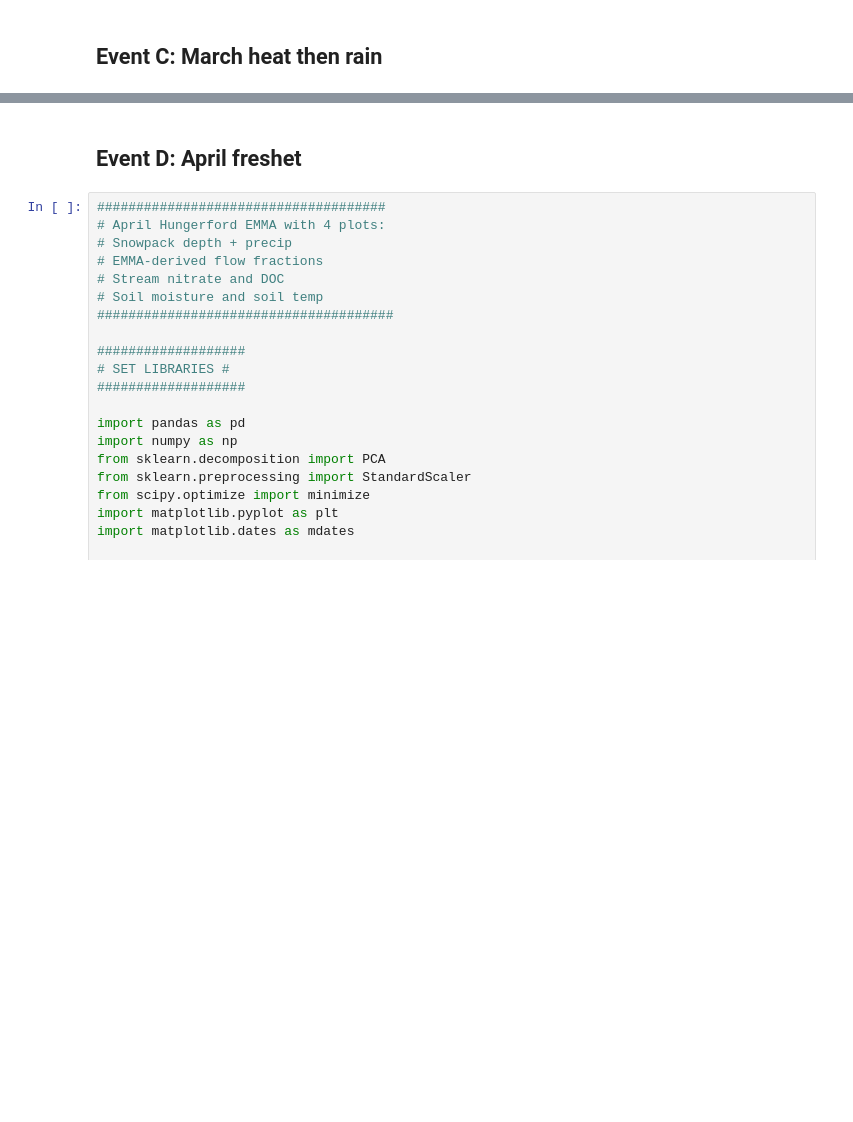
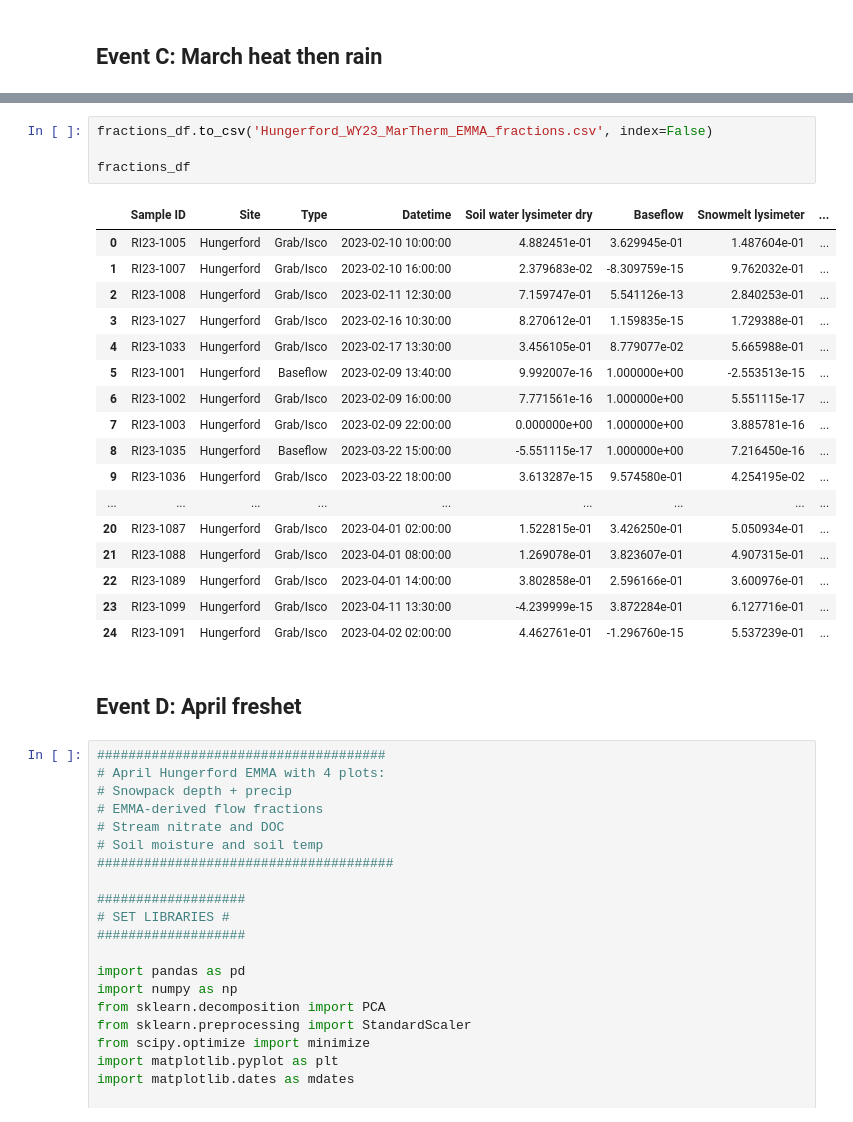
Before and after one commit to MeganEDuffy/EMMA, a Jupyter notebook: EMMA/Hungerford_2023_ISCO_EMMA-plotting.ipynb, the cells around one changed output, grey strips where cells are left out. Saved outputs shown, nothing was run; the diff lists cells and outputs as text; blank space fills up the shorter version.

Commit message:
exported flow fractions from double pca emmas for table 3

```diff
--- a/EMMA/Hungerford_2023_ISCO_EMMA-plotting.ipynb
+++ b/EMMA/Hungerford_2023_ISCO_EMMA-plotting.ipynb
@@ -921,3 +925,25 @@ Saved plot to: output/Hungerford_Event_C_Mar_22-26,_2023.jpg
+# %%
+fractions_df.to_csv('Hungerford_WY23_MarTherm_EMMA_fractions.csv', index=False)
+
+fractions_df
+# %% [output]
+|  | Sample ID | Site | Type | Datetime | Soil water lysimeter dry | Baseflow | Snowmelt lysimeter | ... |
+| 0 | RI23-1005 | Hungerford | Grab/Isco | 2023-02-10 10:00:00 | 4.882451e-01 | 3.629945e-01 | 1.487604e-01 | ... |
+| 1 | RI23-1007 | Hungerford | Grab/Isco | 2023-02-10 16:00:00 | 2.379683e-02 | -8.309759e-15 | 9.762032e-01 | ... |
+| 2 | RI23-1008 | Hungerford | Grab/Isco | 2023-02-11 12:30:00 | 7.159747e-01 | 5.541126e-13 | 2.840253e-01 | ... |
+| 3 | RI23-1027 | Hungerford | Grab/Isco | 2023-02-16 10:30:00 | 8.270612e-01 | 1.159835e-15 | 1.729388e-01 | ... |
+| 4 | RI23-1033 | Hungerford | Grab/Isco | 2023-02-17 13:30:00 | 3.456105e-01 | 8.779077e-02 | 5.665988e-01 | ... |
+| 5 | RI23-1001 | Hungerford | Baseflow | 2023-02-09 13:40:00 | 9.992007e-16 | 1.000000e+00 | -2.553513e-15 | ... |
+| 6 | RI23-1002 | Hungerford | Grab/Isco | 2023-02-09 16:00:00 | 7.771561e-16 | 1.000000e+00 | 5.551115e-17 | ... |
+| 7 | RI23-1003 | Hungerford | Grab/Isco | 2023-02-09 22:00:00 | 0.000000e+00 | 1.000000e+00 | 3.885781e-16 | ... |
+| 8 | RI23-1035 | Hungerford | Baseflow | 2023-03-22 15:00:00 | -5.551115e-17 | 1.000000e+00 | 7.216450e-16 | ... |
+| 9 | RI23-1036 | Hungerford | Grab/Isco | 2023-03-22 18:00:00 | 3.613287e-15 | 9.574580e-01 | 4.254195e-02 | ... |
+| ... | ... | ... | ... | ... | ... | ... | ... | ... |
+| 20 | RI23-1087 | Hungerford | Grab/Isco | 2023-04-01 02:00:00 | 1.522815e-01 | 3.426250e-01 | 5.050934e-01 | ... |
+| 21 | RI23-1088 | Hungerford | Grab/Isco | 2023-04-01 08:00:00 | 1.269078e-01 | 3.823607e-01 | 4.907315e-01 | ... |
+| 22 | RI23-1089 | Hungerford | Grab/Isco | 2023-04-01 14:00:00 | 3.802858e-01 | 2.596166e-01 | 3.600976e-01 | ... |
+| 23 | RI23-1099 | Hungerford | Grab/Isco | 2023-04-11 13:30:00 | -4.239999e-15 | 3.872284e-01 | 6.127716e-01 | ... |
+| 24 | RI23-1091 | Hungerford | Grab/Isco | 2023-04-02 02:00:00 | 4.462761e-01 | -1.296760e-15 | 5.537239e-01 | ... |
 # %% [markdown]
 ## Event D: April freshet
 # %%
```
Also changed, not shown: parts of 5 cells of this notebook, 13 other files.
